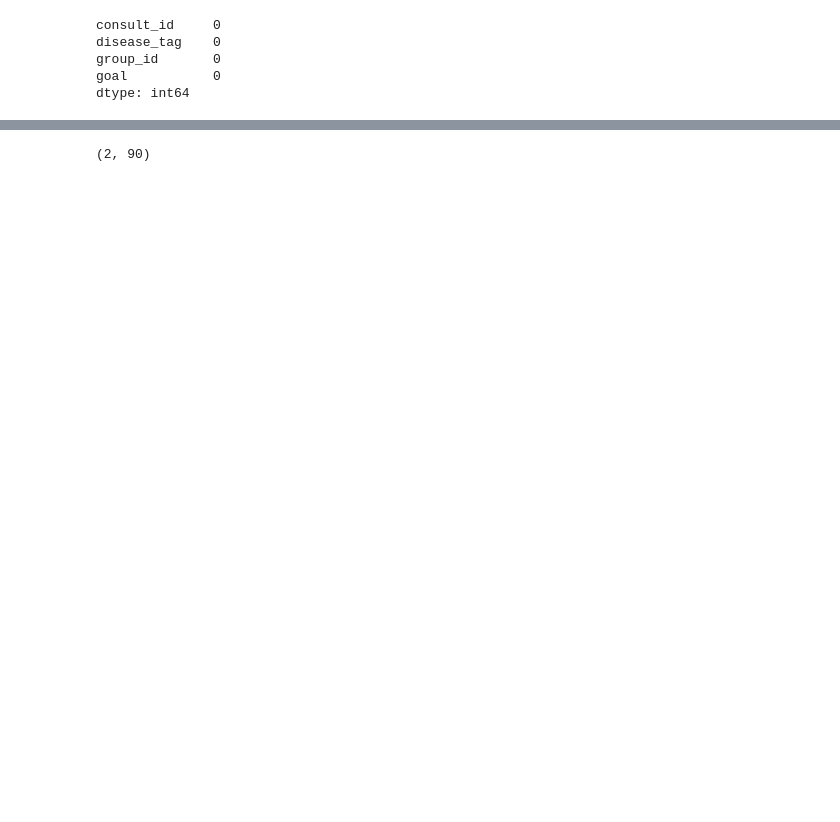
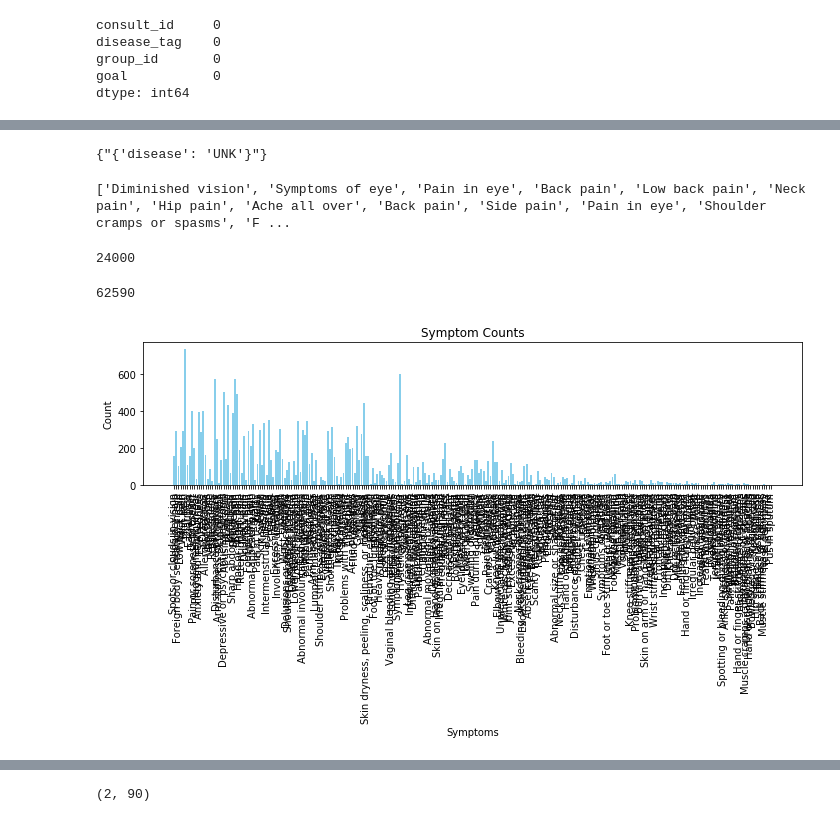
Before and after one commit to kimhecan/data-science, a Jupyter notebook: main.ipynb, the cells around one changed output, grey strips where cells are left out. Saved outputs shown, nothing was run; the diff lists cells and outputs as text; code cells hidden in the pictures; blank space fills up the shorter version.

Commit message:
goal_set.p의 train data

```diff
--- a/main.ipynb
+++ b/main.ipynb
@@ -187,0 +396,57 @@ dtype: int64
+# %%
+# goals_df['request_slots'].nunique()
+
+# request_slots 열의 모든 값을 리스트로 추출한 후 unique값들을 직접 파이썬의 set타입으로 만들어서
+#unique 확인
+
+unique_request_slots = set()
+for request_slot in goals_df['request_slots']:
+    unique_request_slots.add(str(request_slot))  # 딕셔너리를 문자열로 변환하여 해시 가능하도록 만듭니다.
+
+print(unique_request_slots)
+# %% [output]
+{"{'disease': 'UNK'}"}
+# %%
+ex_symptom_list = []
+for raw in df['explicit_inform_slots']:
+    for symptom in raw.keys():
+        ex_symptom_list.append(symptom)
+
+
+im_symptom_list = []
+for raw in df['implicit_inform_slots']:
+    for symptom in raw.keys():
+        im_symptom_list.append(symptom)
+
+print(im_symptom_list)
+# %% [output]
+['Diminished vision', 'Symptoms of eye', 'Pain in eye', 'Back pain', 'Low back pain', 'Neck pain', 'Hip pain', 'Ache all over', 'Back pain', 'Side pain', 'Pain in eye', 'Shoulder cramps or spasms', 'F ...
+# %%
+len(ex_symptom_list)
+# %% [output]
+24000
+# %%
+len(im_symptom_list)
+# %% [output]
+62590
+# %%
+ex_symptom_counts = {}
+
+# 각 증상의 개수 세기
+for symptom in ex_symptom_list:
+    if symptom in ex_symptom_counts:
+        ex_symptom_counts[symptom] += 1
+    else:
+        ex_symptom_counts[symptom] = 1
+
+# 그래프로 표현
+plt.figure(figsize=(10, 6))
+plt.bar(symptom_counts.keys(), symptom_counts.values(), color='skyblue')
+plt.xlabel('Symptoms')
+plt.ylabel('Count')
+plt.title('Symptom Counts')
+plt.xticks(rotation=90)
+plt.tight_layout()
+plt.show()
+# %% [output]
+[figure, added]
```
Also changed, not shown: parts of 32 cells of this notebook.
